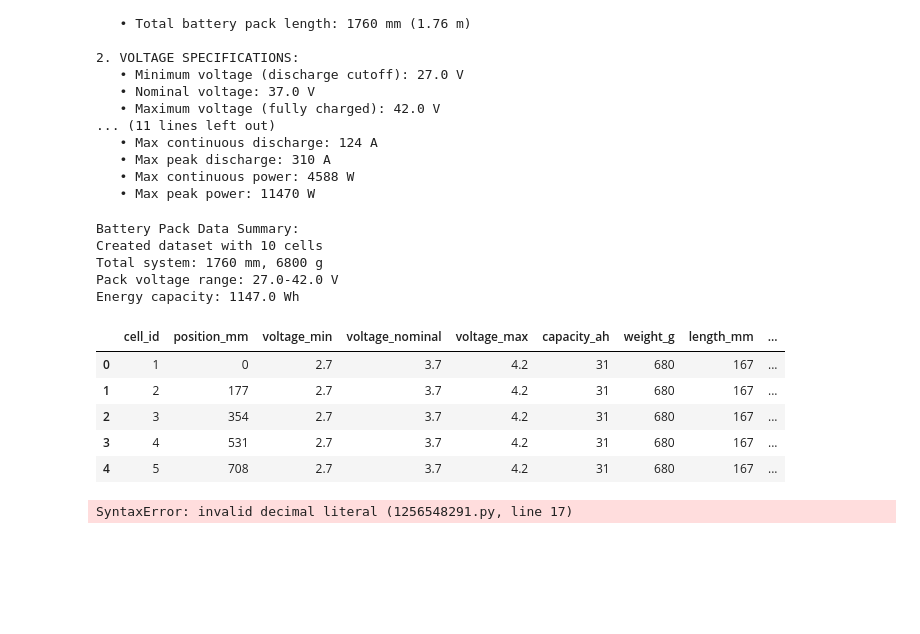
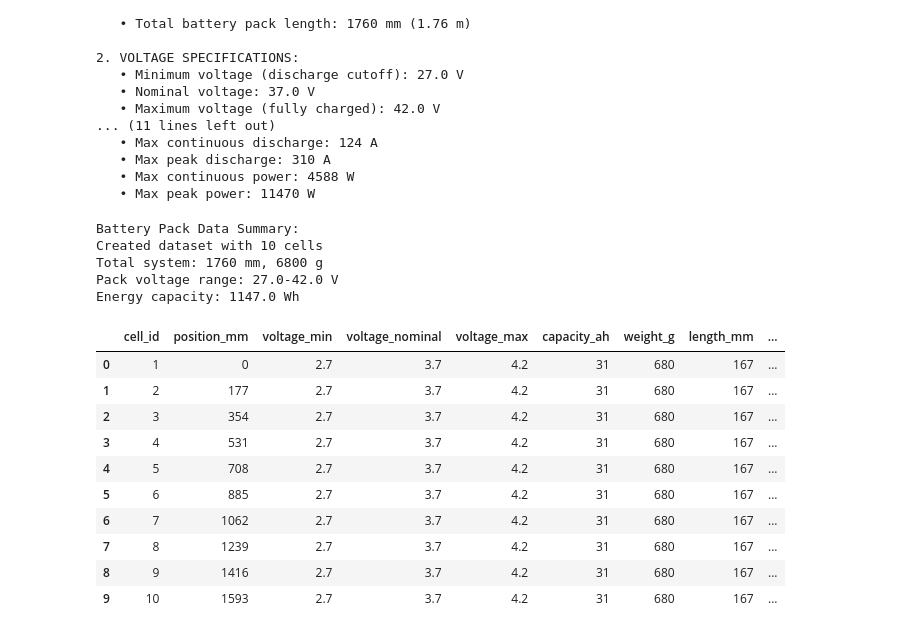
Before and after one commit to calumroy/death_stick, a Jupyter notebook: stick_design.ipynb, the cells around one changed output. Cells and saved outputs as stored; diff of their text form; code cells hidden in the pictures; blank space fills up the shorter version.

```diff
--- a/stick_design.ipynb
+++ b/stick_design.ipynb
@@ -192,54 +195,36 @@ df = pd.DataFrame(battery_data)
 calculations = {
     'total_length_mm': total_battery_length,
     'total_weight_g': total_weight,
     'pack_voltage_min': min_pack_voltage,
     'pack_voltage_nominal': nominal_pack_voltage,
     'pack_voltage_max': max_pack_voltage,
     'pack_capacity_ah': pack_capacity,
     'pack_energy_wh': nominal_pack_voltage * pack_capacity,
     'max_continuous_power_w': nominal_pack_voltage * max_continuous_current,
     'max_peak_power_w': nominal_pack_voltage * max_peak_current
 }
 
 print("\nBattery Pack Data Summary:")
 print(f"Created dataset with {len(df)} cells")
 print(f"Total system: {calculations['total_length_mm']} mm, {calculations['total_weight_g']} g")
 print(f"Pack voltage range: {calculations['pack_voltage_min']}-{calculations['pack_voltage_max']} V")
 print(f"Energy capacity: {calculations['pack_energy_wh']} Wh")
 
-df.head()
+df.head(pack_config['num_cells'])
 # %% [output]
 Battery Pack Data Summary:
 Created dataset with 10 cells
 Total system: 1760 mm, 6800 g
 Pack voltage range: 27.0-42.0 V
 Energy capacity: 1147.0 Wh
 |  | cell_id | position_mm | voltage_min | voltage_nominal | voltage_max | capacity_ah | weight_g | length_mm | ... |
 | 0 | 1 | 0 | 2.7 | 3.7 | 4.2 | 31 | 680 | 167 | ... |
 | 1 | 2 | 177 | 2.7 | 3.7 | 4.2 | 31 | 680 | 167 | ... |
 | 2 | 3 | 354 | 2.7 | 3.7 | 4.2 | 31 | 680 | 167 | ... |
 | 3 | 4 | 531 | 2.7 | 3.7 | 4.2 | 31 | 680 | 167 | ... |
 | 4 | 5 | 708 | 2.7 | 3.7 | 4.2 | 31 | 680 | 167 | ... |
+| 5 | 6 | 885 | 2.7 | 3.7 | 4.2 | 31 | 680 | 167 | ... |
+| 6 | 7 | 1062 | 2.7 | 3.7 | 4.2 | 31 | 680 | 167 | ... |
+| 7 | 8 | 1239 | 2.7 | 3.7 | 4.2 | 31 | 680 | 167 | ... |
+| 8 | 9 | 1416 | 2.7 | 3.7 | 4.2 | 31 | 680 | 167 | ... |
+| 9 | 10 | 1593 | 2.7 | 3.7 | 4.2 | 31 | 680 | 167 | ... |
-# %%
-### Key Results Summary
-
-Based on the 10-cell NMC battery pack configuration:
-
-| **Specification** | **Value** |
-|-------------------|-----------|
-| **Device Length (Battery Section)** | 1,760 mm (1.76 m) |
-| **Total Weight (Batteries Only)** | 6.8 kg |
-| **Voltage Range** | 27.0 V - 42.0 V |
-| **Nominal Voltage** | 37.0 V |
-| **Capacity** | 31 Ah |
-| **Energy Storage** | 1,147 Wh (1.15 kWh) |
-| **Max Continuous Power** | 4,588 W (~4.6 kW) |
-| **Max Peak Power** | 11,470 W (~11.5 kW) |
-
-**Design Considerations:**
-- The 1.76m battery section is quite long for a handheld device
-- 6.8 kg battery weight will require ergonomic consideration
-- High power output suitable for marine propulsion
-- Significant energy storage for extended operation
-# %% [output]
-SyntaxError: invalid decimal literal (1256548291.py, line 17)
```
Also changed, not shown: parts of 8 cells of this notebook, 8 other files.
